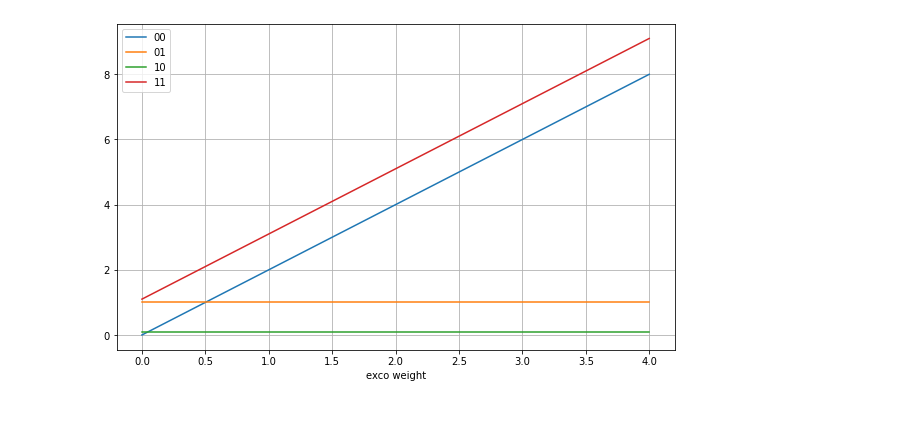
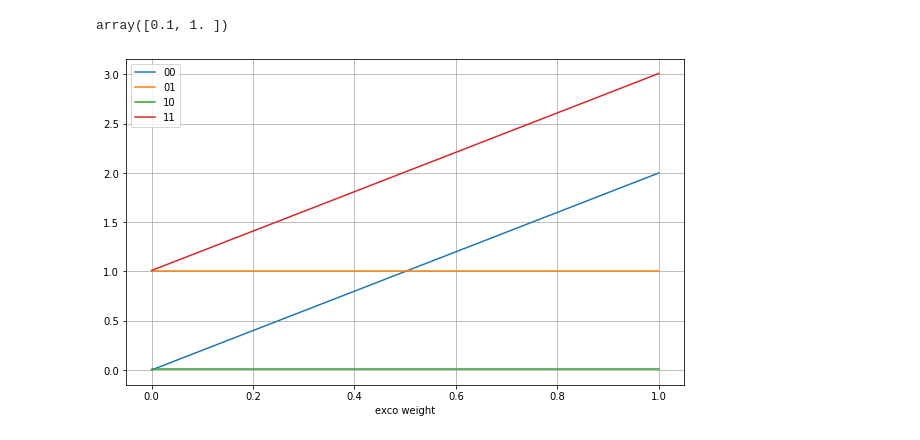
Before and after one commit to OpenQuantumComputing/optimization, a Jupyter notebook: newbeginning.ipynb, the cells around one changed output. Saved outputs shown, nothing was run; the diff lists cells and outputs as text; code cells hidden in the pictures.

```diff
--- a/newbeginning.ipynb
+++ b/newbeginning.ipynb
@@ -53,25 +52,29 @@ CR = CR/np.max(CR)
 # CR = CR/np.max(CR)
 # %%
 # F, R  = np.shape(FR)
+# %%
+CR
+# %% [output]
+array([0.1, 1. ])
 # %%
 # c=cost_vector(CR,FR,1,plotsolutions=True)
 # %%
-x, e, es, ue, lab = getSpectrum(CR, FR)
+x, e, es, ue, lab = getSpectrum(CR, FR,mumax=1)
 
 pl.figure(figsize=(10,6))
 for key in ue:
     pl.plot(x,ue[key],label=lab[key])
 pl.xlabel("exco weight")
 pl.legend()
 pl.grid()
 
 # pl.figure(figsize=(10,6))
 # for i in range(e.shape[0]):
 #     pl.plot(x,es[i,:])
 # pl.xlabel("exco weight")
 # pl.grid()
 # %% [output]
-[figure, old version]
+[figure, new version]
 # %%
 qaoa=QAOASwe(CR, FR)
 
```
Also changed, not shown: parts of 17 cells of this notebook, 4 other files.
